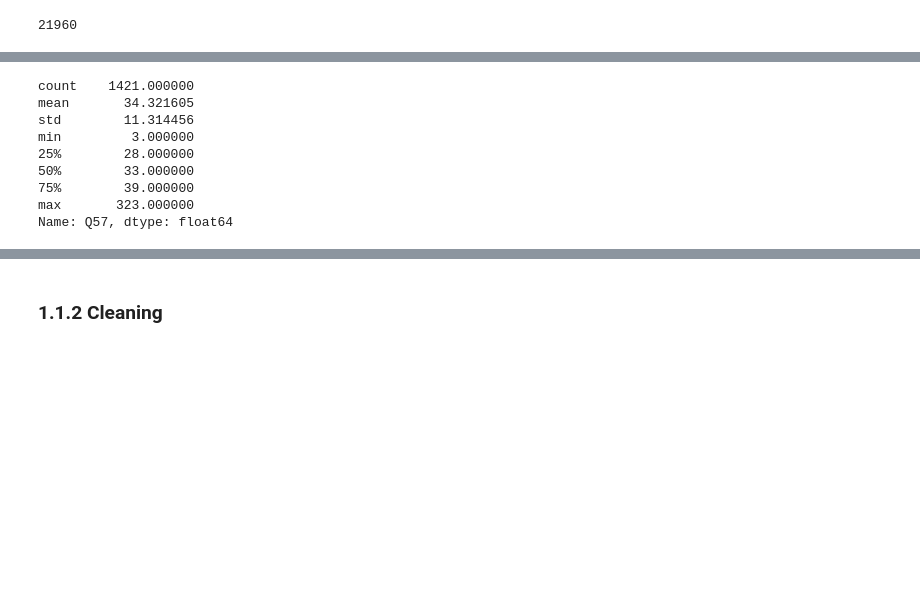
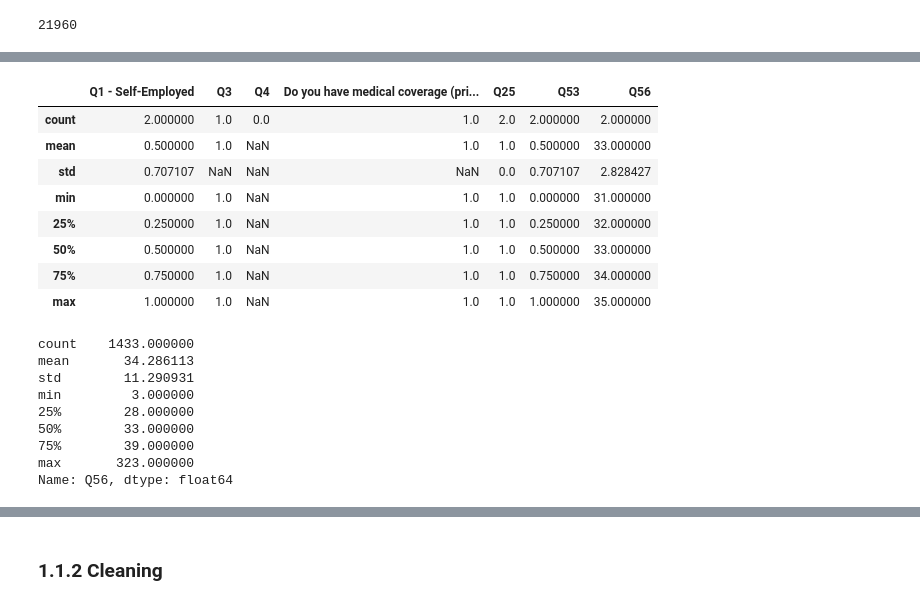
Before and after one commit to flaviacmr/ProjectoAA, a Jupyter notebook: AA_201819_Project/AA_201819_Project/AA_201819_Project_MR.ipynb, the cells around one changed output, grey strips where cells are left out. Drawn from its saved outputs; the diff is of its cells as text; code cells hidden in the pictures; blank space fills up the shorter version.

```diff
--- a/AA_201819_Project/AA_201819_Project/AA_201819_Project_MR.ipynb
+++ b/AA_201819_Project/AA_201819_Project/AA_201819_Project_MR.ipynb
@@ -407,15 +409,27 @@ df=df_mh[df_mh['Q57']>10]
+# %%
+df.describe()
+# %% [output]
+|  | Q1 - Self-Employed | Q3 | Q4 | Do you have medical coverage (pri... | Q25 | Q53 | Q56 |
+| count | 2.000000 | 1.0 | 0.0 | 1.0 | 2.0 | 2.000000 | 2.000000 |
+| mean | 0.500000 | 1.0 | NaN | 1.0 | 1.0 | 0.500000 | 33.000000 |
+| std | 0.707107 | NaN | NaN | NaN | 0.0 | 0.707107 | 2.828427 |
+| min | 0.000000 | 1.0 | NaN | 1.0 | 1.0 | 0.000000 | 31.000000 |
+| 25% | 0.250000 | 1.0 | NaN | 1.0 | 1.0 | 0.250000 | 32.000000 |
+| 50% | 0.500000 | 1.0 | NaN | 1.0 | 1.0 | 0.500000 | 33.000000 |
+| 75% | 0.750000 | 1.0 | NaN | 1.0 | 1.0 | 0.750000 | 34.000000 |
+| max | 1.000000 | 1.0 | NaN | 1.0 | 1.0 | 1.000000 | 35.000000 |
 # %%
-df_mh['Q57'].describe()
+df_mh['Q56'].describe()
 # %% [output]
-count    1421.000000
-mean       34.321605
-std        11.314456
+count    1433.000000
+mean       34.286113
+std        11.290931
 min         3.000000
 25%        28.000000
 50%        33.000000
 75%        39.000000
 max       323.000000
-Name: Q57, dtype: float64
+Name: Q56, dtype: float64
 # %%
 N = len(df_mh['Q59'].value_counts())
 yes = df_mh['Q49']=='Yes'
```
Also changed, not shown: parts of 13 cells of this notebook.
